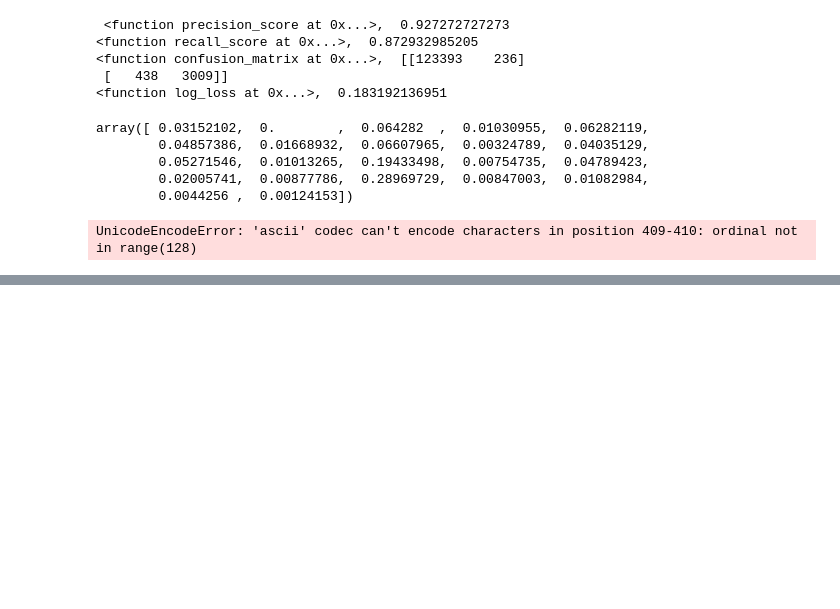
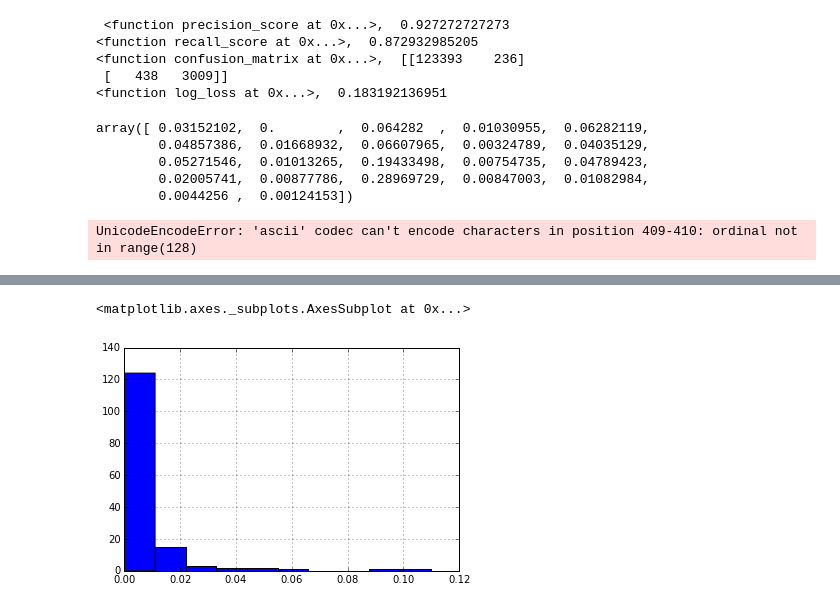
Before and after one commit to kush99993s/defaultfinder, a Jupyter notebook: code/EDA.ipynb, the cells around one changed output, grey strips where cells are left out. Saved outputs shown, nothing was run; the diff lists cells and outputs as text; code cells hidden in the pictures; blank space fills up the shorter version.

Commit message:
data cleaning done, EDA in progress

```diff
--- a/code/EDA.ipynb
+++ b/code/EDA.ipynb
@@ -826,3 +826,5 @@ array([ 0.03152102,  0.        ,  0.064282  ,  0.01030955,  0.06282119,
 df_file.to_csv("paid_default_file")
 # %% [output]
 UnicodeEncodeError: 'ascii' codec can't encode characters in position 409-410: ordinal not in range(128)
+# %%
+df = pd.read_csv("/home/patanjalichanakya/Documents/Galvanize/find_defaulter/data/1638.csv")
@@ -828,0 +841,5 @@ UnicodeEncodeError: 'ascii' codec can't encode characters in position 409-410: o
+# %%
+condition_1 = df.status == 1
+condition_2 = df.status ==0
+
+df_new = df[condition_1 | condition_2]
@@ -828,0 +862,6 @@ UnicodeEncodeError: 'ascii' codec can't encode characters in position 409-410: o
+# %%
+df_groupby_activity = df_new.groupby("activity").sum()
+# %%
+df_groupby_activity["ratio"] = df_groupby_activity.default/(df_groupby_activity.paid + df_groupby_activity.default)
+df_groupby_activity["normalized_paid"] = df_groupby_activity.paid/sum(df_groupby_activity.paid)
+df_groupby_activity["normalized_default"] = df_groupby_activity.default/sum(df_groupby_activity.default)
@@ -828,0 +887,5 @@ UnicodeEncodeError: 'ascii' codec can't encode characters in position 409-410: o
+# %%
+df_groupby_activity.normalized_default.hist()
+# %% [output]
+<matplotlib.axes._subplots.AxesSubplot at 0x...>
+[figure, added]
```
Also changed, not shown: parts of 33 cells of this notebook, 2 other files.
